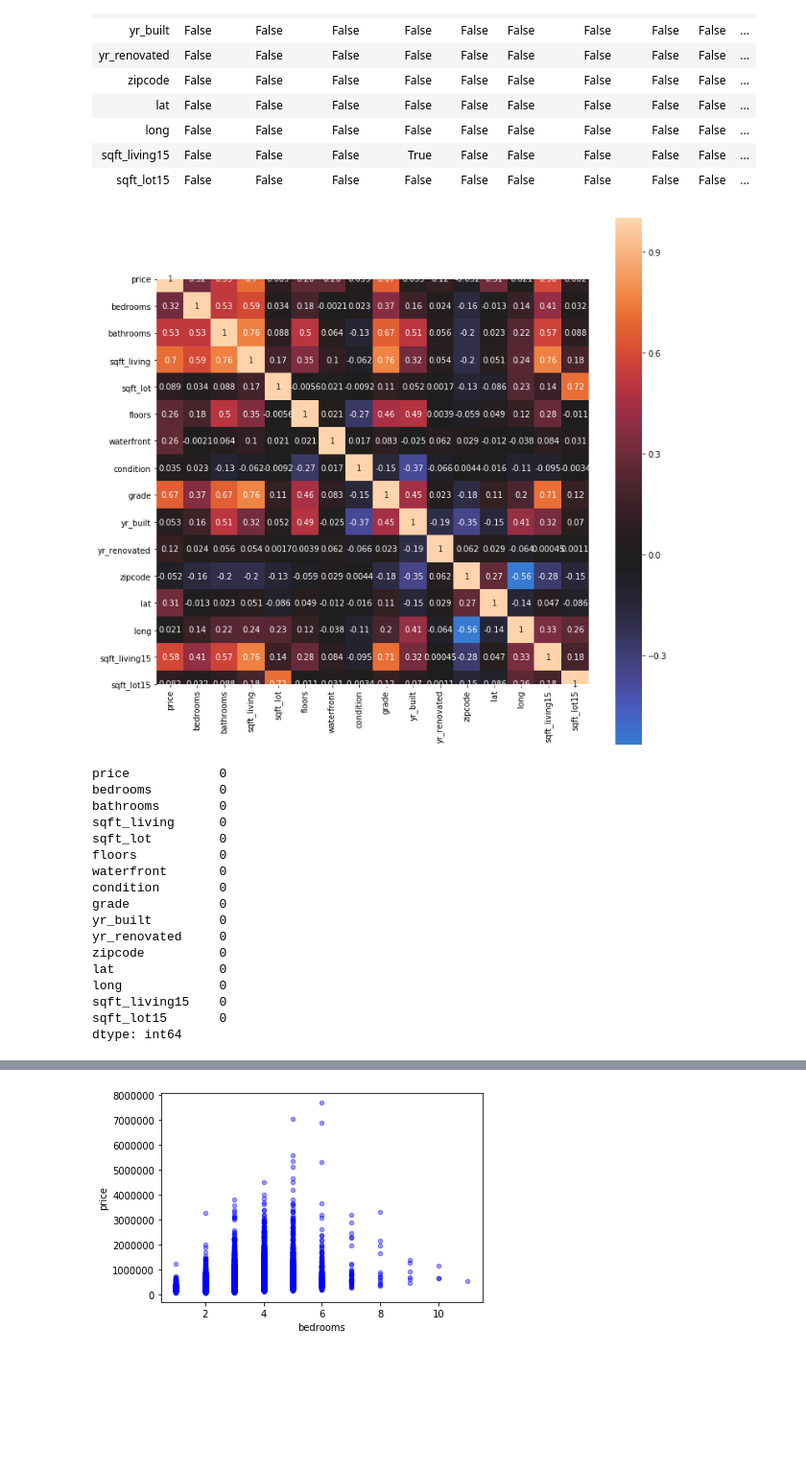
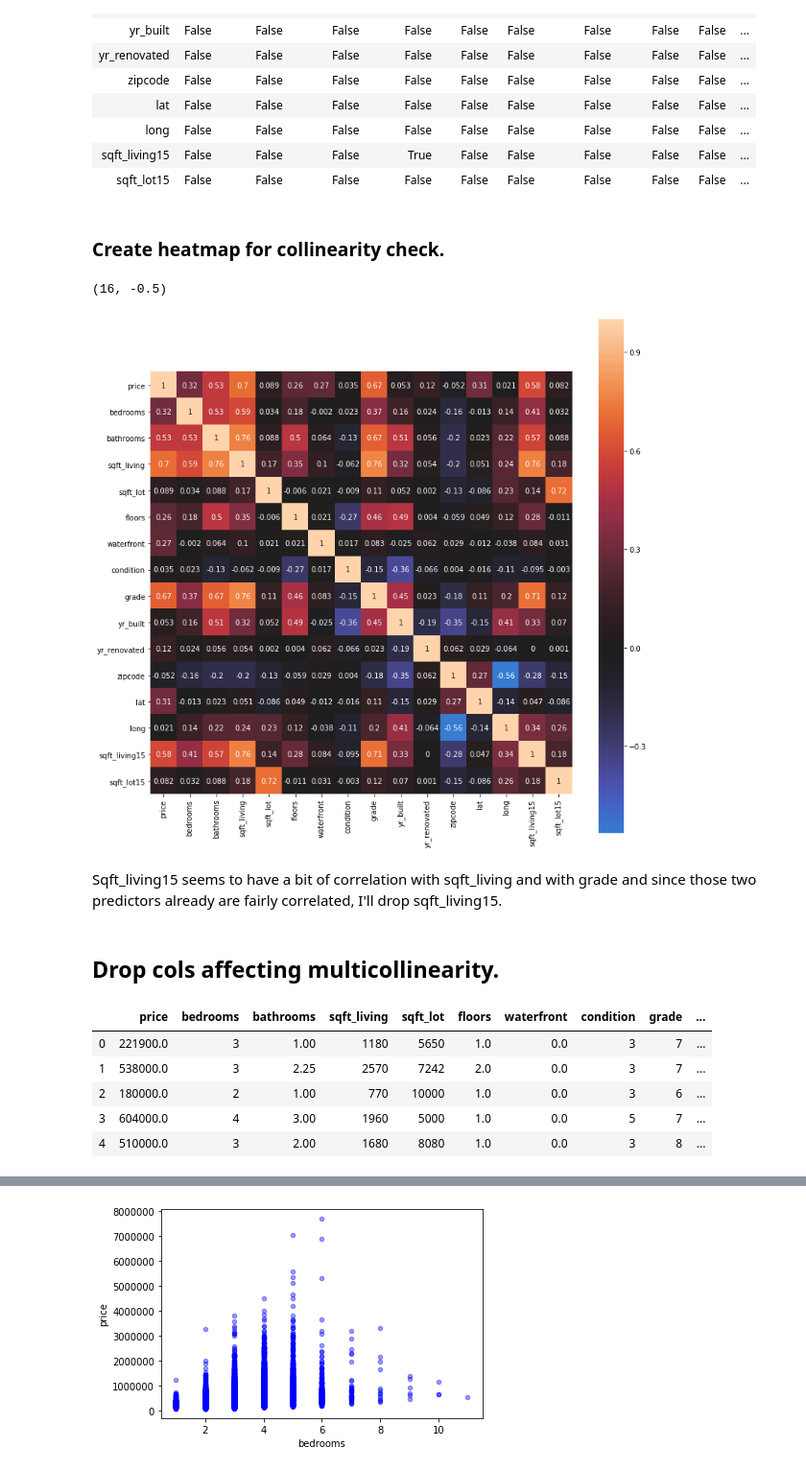
Before and after one commit to alexanderjohnny/dsc-v2-mod1-final-project-online-ds-pt-100719, a Jupyter notebook: study_group_starter_nb.ipynb, the cells around one changed output, grey strips where cells are left out. Shown at 96% size. Drawn from its saved outputs; the diff is of its cells as text; code cells hidden in the pictures; blank space fills up the shorter version.

```diff
--- a/study_group_starter_nb.ipynb
+++ b/study_group_starter_nb.ipynb
@@ -1007,8 +936,12 @@ abs(df_basic.corr()) > 0.75
 | long | False | False | False | False | False | False | False | False | False | ... |
 | sqft_living15 | False | False | False | True | False | False | False | False | False | ... |
 | sqft_lot15 | False | False | False | False | False | False | False | False | False | ... |
+# %% [markdown]
+### Create heatmap for collinearity check.
 # %%
-fig, axes = plt.subplots(figsize=(12,12))
-sns.heatmap(df_basic.corr(), center=0, square=True, ax=axes, annot=True);
+fig, axes = plt.subplots(figsize=(13,13))
+sns.heatmap(df_basic.corr().round(3), center=0, square=True, ax=axes, annot=True);
+axes.set_ylim(len(df_basic.corr()),-0.5,+0.5)
 # %% [output]
+(16, -0.5)
-[figure, old version]
+[figure, new version]
@@ -1028,21 +948,4 @@ sns.heatmap(df_basic.corr(), center=0, square=True, ax=axes, annot=True);
-# %%
-# Check for missing values (df.isna().sum())
-df_basic.isna().sum()
-# %% [output]
-price            0
-bedrooms         0
-bathrooms        0
-sqft_living      0
-sqft_lot         0
-floors           0
-waterfront       0
-condition        0
-grade            0
-yr_built         0
-yr_renovated     0
-zipcode          0
-lat              0
-long             0
-sqft_living15    0
-sqft_lot15       0
-dtype: int64
+# %% [markdown]
+Sqft_living15 seems to have a bit of correlation with sqft_living and with grade and since those two predictors already are fairly correlated, I'll drop sqft_living15.
+# %% [markdown]
+## Drop cols affecting multicollinearity.
@@ -1048,0 +954,9 @@ dtype: int64
+# %%
+df_basic.head()
+# %% [output]
+|  | price | bedrooms | bathrooms | sqft_living | sqft_lot | floors | waterfront | condition | grade | ... |
+| 0 | 221900.0 | 3 | 1.00 | 1180 | 5650 | 1.0 | 0.0 | 3 | 7 | ... |
+| 1 | 538000.0 | 3 | 2.25 | 2570 | 7242 | 2.0 | 0.0 | 3 | 7 | ... |
+| 2 | 180000.0 | 2 | 1.00 | 770 | 10000 | 1.0 | 0.0 | 3 | 6 | ... |
+| 3 | 604000.0 | 4 | 3.00 | 1960 | 5000 | 1.0 | 0.0 | 5 | 7 | ... |
+| 4 | 510000.0 | 3 | 2.00 | 1680 | 8080 | 1.0 | 0.0 | 3 | 8 | ... |
```
Also changed, not shown: parts of 77 cells of this notebook.
